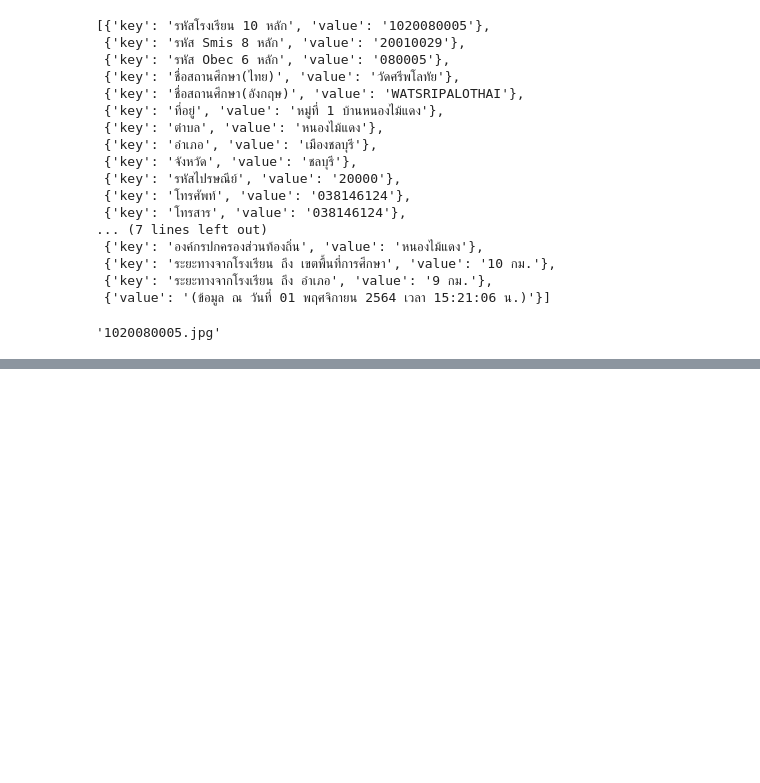
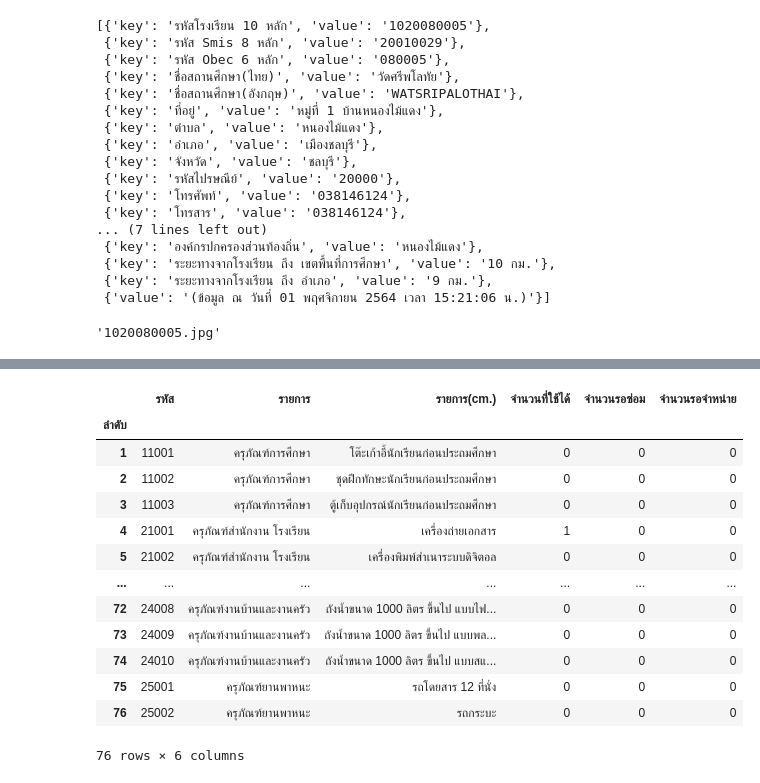
Before and after one commit to wevisdemo/open-school-data, a Jupyter notebook: school_data_scraper.ipynb, the cells around one changed output, grey strips where cells are left out. Drawn from its saved outputs; the diff is of its cells as text; code cells hidden in the pictures; blank space fills up the shorter version.

```diff
--- a/school_data_scraper.ipynb
+++ b/school_data_scraper.ipynb
@@ -142,0 +198,21 @@ for div in soup.find_all('div'):
+# %%
+durable_goods_df = pd.read_html(sd['durable_goods'])[-2]
+durable_goods_df.columns = durable_goods_df.iloc[0]
+durable_goods_df  = durable_goods_df.iloc[1:, :]
+durable_goods_df.set_index('ลำดับ', inplace=True)
+durable_goods_df.iloc[:-1]
+# %% [output]
+|  | รหัส | รายการ | รายการ(cm.) | จำนวนที่ใช้ได้ | จำนวนรอซ่อม | จำนวนรอจำหน่าย |
+| ลำดับ |  |  |  |  |  |  |
+| 1 | 11001 | ครุภัณฑ์การศึกษา | โต๊ะเก้าอี้นักเรียนก่อนประถมศึกษา | 0 | 0 | 0 |
+| 2 | 11002 | ครุภัณฑ์การศึกษา | ชุดฝึกทักษะนักเรียนก่อนประถมศึกษา | 0 | 0 | 0 |
+| 3 | 11003 | ครุภัณฑ์การศึกษา | ตู้เก็บอุปกรณ์นักเรียนก่อนประถมศึกษา | 0 | 0 | 0 |
+| 4 | 21001 | ครุภัณฑ์สำนักงาน โรงเรียน | เครื่องถ่ายเอกสาร | 1 | 0 | 0 |
+| 5 | 21002 | ครุภัณฑ์สำนักงาน โรงเรียน | เครื่องพิมพ์สำเนาระบบดิจิตอล | 0 | 0 | 0 |
+| ... | ... | ... | ... | ... | ... | ... |
+| 72 | 24008 | ครุภัณฑ์งานบ้านและงานครัว | ถังน้ำขนาด 1000 ลิตร ขึ้นไป แบบไฟ... | 0 | 0 | 0 |
+| 73 | 24009 | ครุภัณฑ์งานบ้านและงานครัว | ถังน้ำขนาด 1000 ลิตร ขึ้นไป แบบพล... | 0 | 0 | 0 |
+| 74 | 24010 | ครุภัณฑ์งานบ้านและงานครัว | ถังน้ำขนาด 1000 ลิตร ขึ้นไป แบบสแ... | 0 | 0 | 0 |
+| 75 | 25001 | ครุภัณฑ์ยานพาหนะ | รถโดยสาร 12 ที่นั่ง | 0 | 0 | 0 |
+| 76 | 25002 | ครุภัณฑ์ยานพาหนะ | รถกระบะ | 0 | 0 | 0 |
+76 rows × 6 columns
```
Also changed, not shown: parts of 14 cells of this notebook, 5 other files.
